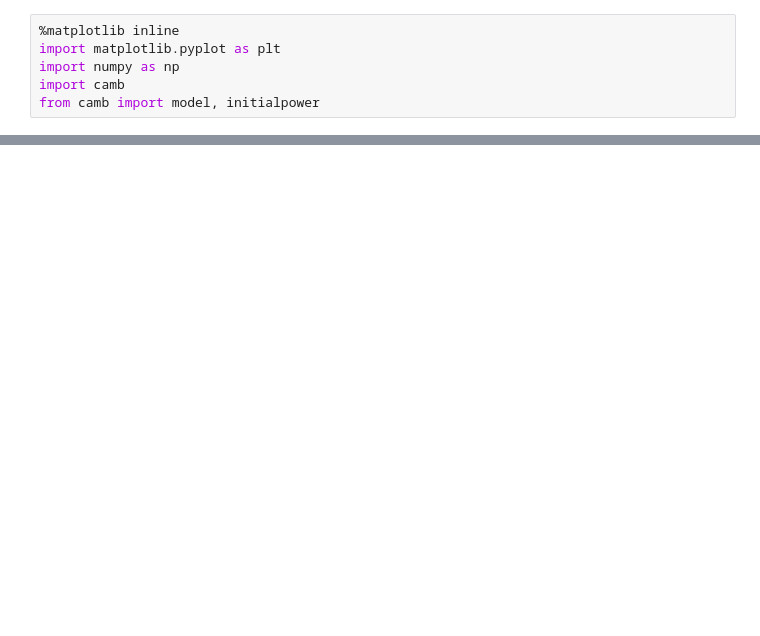
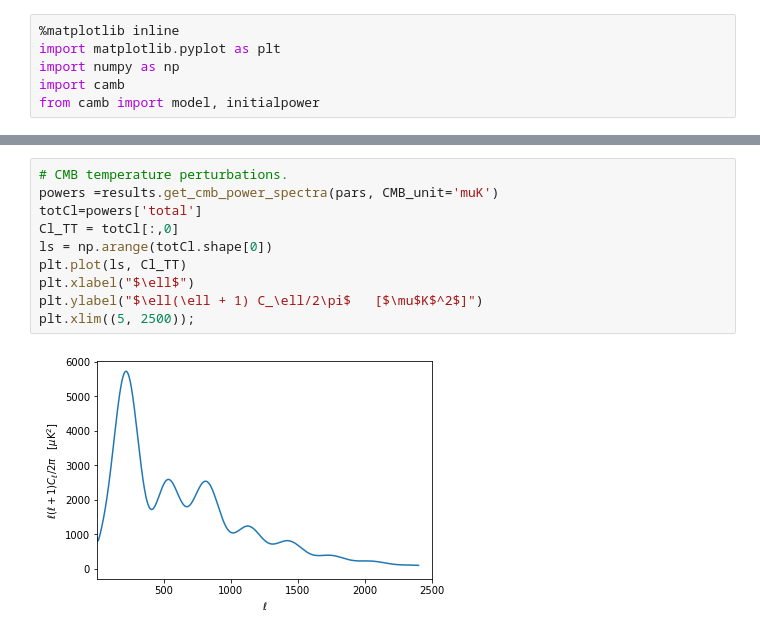
Before and after one commit to mitsrl/perturbation-assignment, a Jupyter notebook: camb_example.ipynb, the cells around one changed output, grey strips where cells are left out. Saved outputs shown, nothing was run; the diff lists cells and outputs as text; blank space fills up the shorter version.

```diff
--- a/camb_example.ipynb
+++ b/camb_example.ipynb
@@ -47,0 +44,12 @@ plt.title('Matter power at z=%s and z= %s'%tuple(z));
+# %%
+# CMB temperature perturbations.
+powers =results.get_cmb_power_spectra(pars, CMB_unit='muK')
+totCl=powers['total']
+Cl_TT = totCl[:,0]
+ls = np.arange(totCl.shape[0])
+plt.plot(ls, Cl_TT)
+plt.xlabel("$\ell$")
+plt.ylabel("$\ell(\ell + 1) C_\ell/2\pi$   [$\mu$K$^2$]")
+plt.xlim((5, 2500));
+# %% [output]
+[figure, added]
```
Also changed, not shown: parts of 3 cells of this notebook.
